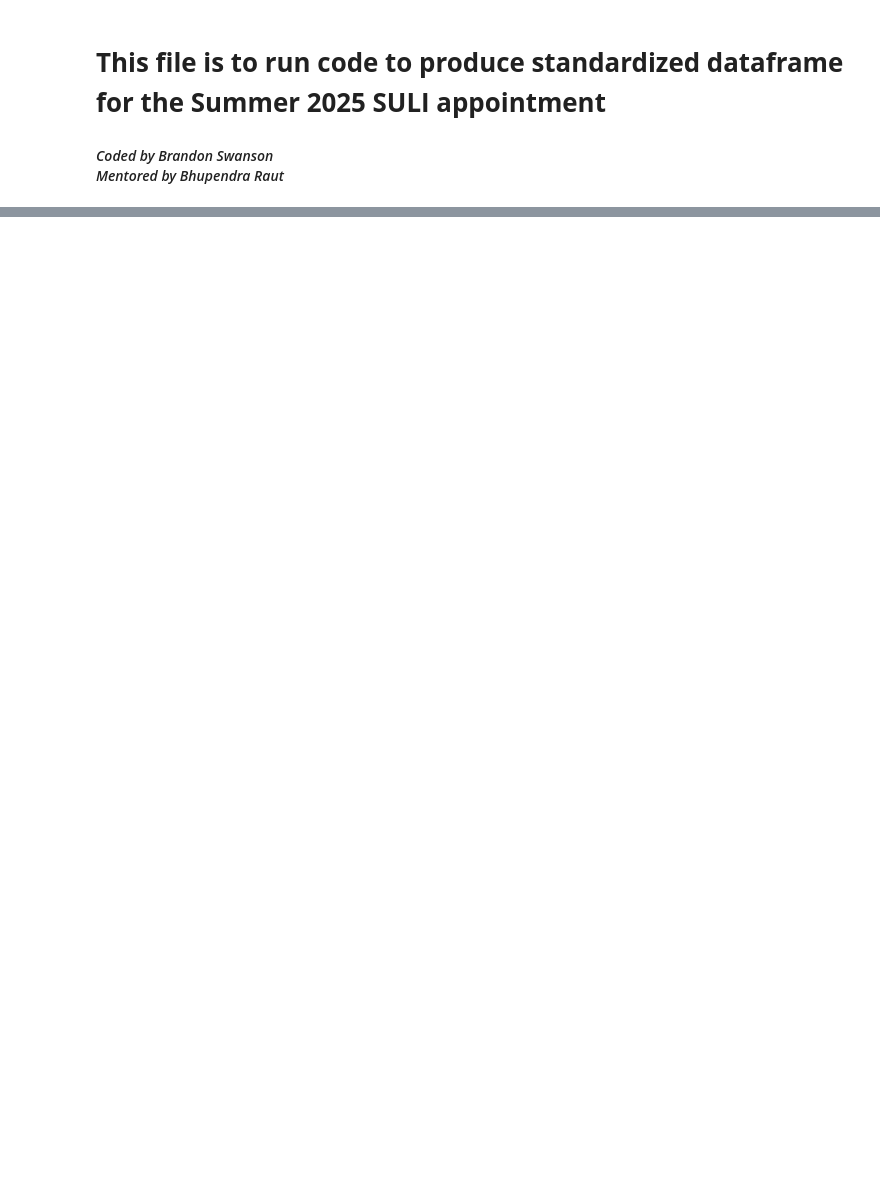
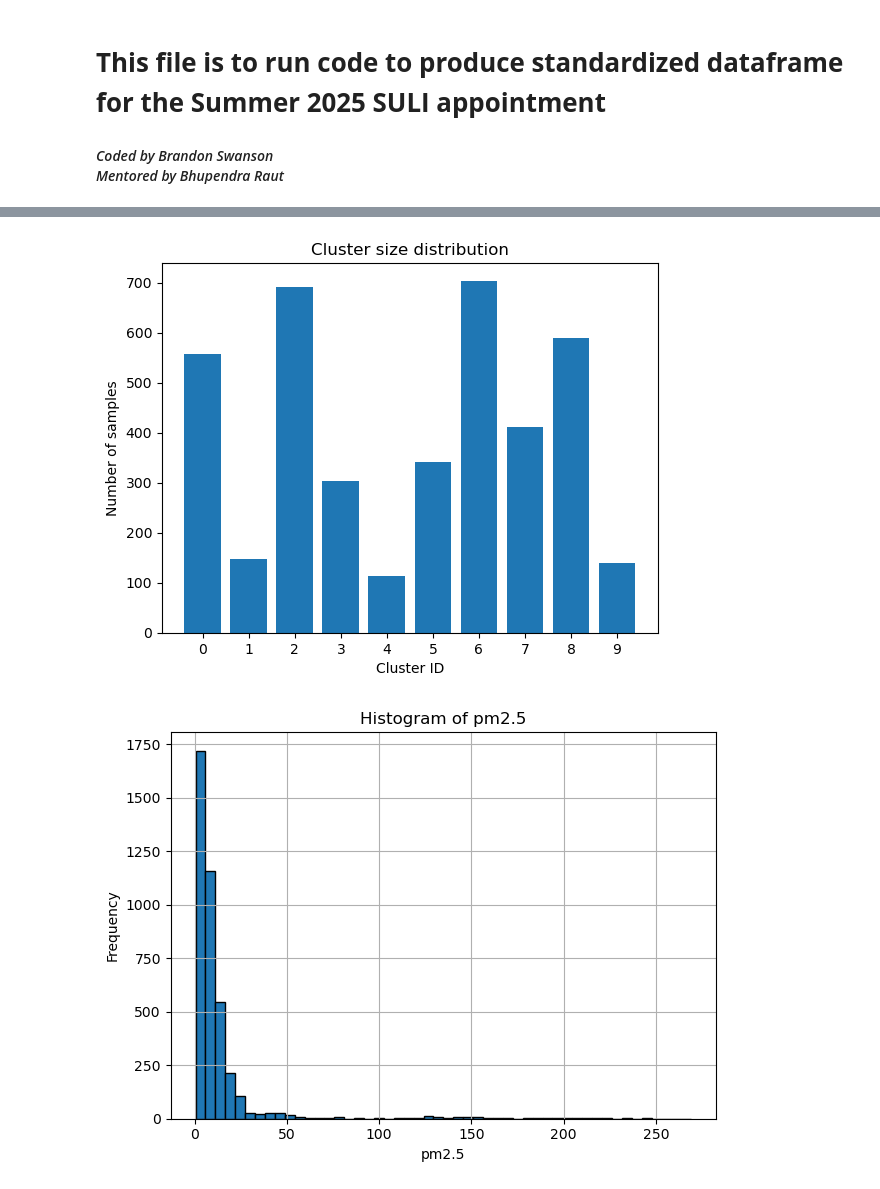
Before and after one commit to z3288/summer2025, a Jupyter notebook: Brandon_Swanson/standardize.ipynb, the cells around one changed output, grey strips where cells are left out. Cells and saved outputs as stored; diff of their text form; code cells hidden in the pictures; blank space fills up the shorter version.

```diff
--- a/Brandon_Swanson/standardize.ipynb
+++ b/Brandon_Swanson/standardize.ipynb
@@ -43,0 +46,74 @@ if __name__ == '__main__':
+# %%
+import numpy as np
+import pandas as pd
+import xarray as xr
+import matplotlib.pyplot as plt
+from sklearn.preprocessing import StandardScaler  # or MinMaxScaler
+from sklearn.cluster import KMeans
+
+def load_and_clean(ds_path, variables):
+    ds = xr.open_dataset(ds_path, engine='netcdf4')
+    # pull each var into a 1-D array
+    arrays = [ds[v].to_numpy().ravel() for v in variables]
+    # mask out any row with at least one NaN
+    mask   = np.all([~np.isnan(a) for a in arrays], axis=0)
+    data   = np.column_stack([a[mask] for a in arrays])
+    # build DataFrame
+    df     = pd.DataFrame(data, columns=variables)
+    return df
+
+def normalize_df(df, method='standard'):
+    if method == 'standard':
+        scaler = StandardScaler()
+    else:  # method == 'minmax'
+        from sklearn.preprocessing import MinMaxScaler
+        scaler = MinMaxScaler()
+    norm_vals = scaler.fit_transform(df.values)
+    # return a new DataFrame of normalized values (same columns)
+    return pd.DataFrame(norm_vals, columns=df.columns, index=df.index)
+
+def cluster_and_attach(df, n_clusters=10):
+    # run k-means on the normalized version of df
+    df_norm = normalize_df(df, method='standard')
+
+    km = KMeans(n_clusters=n_clusters, random_state=42)
+    labels = km.fit_predict(df_norm)
+
+    # add the labels back into the original df
+    df['cluster'] = labels
+    return df
+
+def main():
+    vars_list = ['pm2.5','pm1.0','pm10.0','co','no','o3','no2', 'temperature','dewpoint','u_wind','v_wind']
+    df = load_and_clean('D://Data//crocus_neiu_a1_and_filtered_30min.nc', vars_list)
+    df_with_clusters = cluster_and_attach(df, n_clusters=10)
+
+    print(df_with_clusters.head(10))
+
+    counts = df_with_clusters['cluster'].value_counts().sort_index()
+
+    plt.figure()  # each chart should be its own figure
+    plt.bar(counts.index, counts.values)
+    plt.xlabel('Cluster ID')
+    plt.ylabel('Number of samples')
+    plt.title('Cluster size distribution')
+    plt.xticks(range(10))  # show ticks 0 through 9
+    plt.show()
+
+    vars_to_plot = [col for col in df_with_clusters.columns if col != 'cluster']
+
+    for var in vars_to_plot:
+        plt.figure()                  # start a new figure
+        df_with_clusters[var].hist(   # pandas’ built-in hist
+            bins=50,                  # you can tweak the number of bins
+            edgecolor='black'         # optional: draw bin edges in black
+        )
+        plt.title(f'Histogram of {var}')
+        plt.xlabel(var)
+        plt.ylabel('Frequency')
+        plt.tight_layout()            # nice padding
+        plt.show()
+
+if __name__ == '__main__':
+    main()
+# %% [output]
@@ -43,0 +137,2 @@ if __name__ == '__main__':
+[figure, added]
+[figure, added]
```
Also changed, not shown: parts of 2 cells of this notebook.
